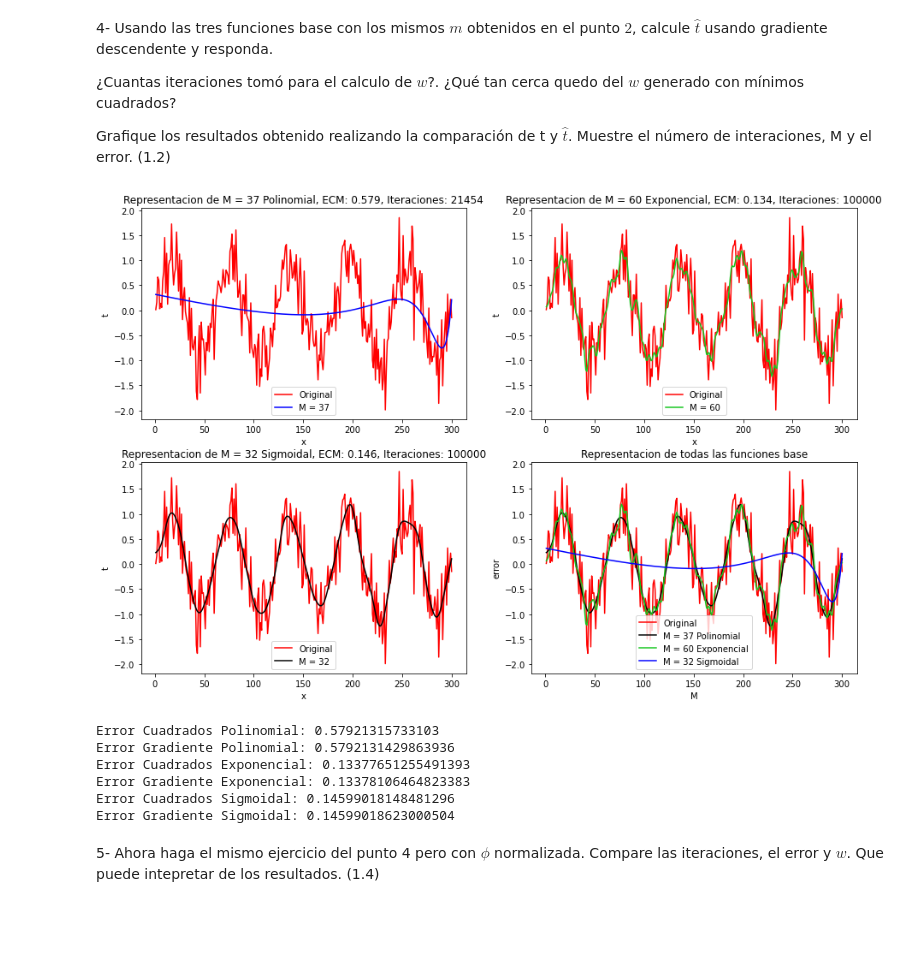
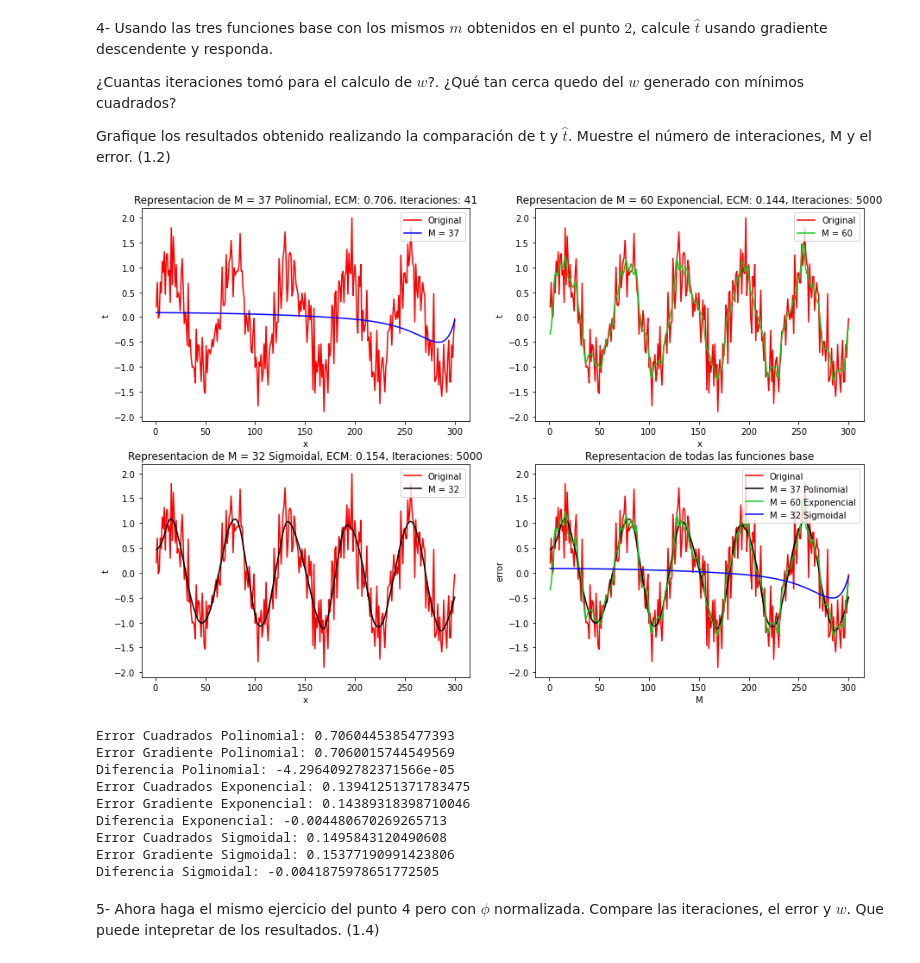
Before and after one commit to BrayanTabares/InteligenciaArtificial, a Jupyter notebook: Taller3-Gradiente descendente.ipynb, the cells around one changed output. Saved outputs shown, nothing was run; the diff lists cells and outputs as text; code cells hidden in the pictures; blank space fills up the shorter version.

```diff
--- a/Taller3-Gradiente descendente.ipynb
+++ b/Taller3-Gradiente descendente.ipynb
@@ -250,90 +300,46 @@ m1=37
 m2=60
 m3=32
 
 #Graficación------------------------------------------------
 
 names=np.array(['M = '+str(m1),'M = '+str(m2),'M = '+str(m3)])
-plt.ion()
 
 #Calcular Predicción
 phiPoli = generarPhi(x, m1, 'p')
 phiExpo = generarPhi(x, m2, 'e')
 phiSigmo = generarPhi(x, m3, 's')
 
 #Generar las w Iniciales
 w1=generarInicioW(True,m1,1)
 w2=generarInicioW(True,m2,1)
 w3=generarInicioW(True,m3,1)
 
-canPoli,wPoli = calcularWGradiente(w1,m1,phiPoli,errorPoli+0.000,0.1,50000)
-canExpo,wExpo = calcularWGradiente(w2,m2,phiExpo,errorExpo+0.000,0.2,100000)
-canSigmo,wSigmo = calcularWGradiente(w3,m3,phiSigmo,errorSigmo+0.000,0.1,100000)
+canPoli,wPoli = calcularWGradiente(w1,m1,phiPoli,errorPoli+0.000,0.1,5000)
+canExpo,wExpo = calcularWGradiente(w2,m2,phiExpo,errorExpo+0.000,0.2,5000)
+canSigmo,wSigmo = calcularWGradiente(w3,m3,phiSigmo,errorSigmo+0.000,0.1,5000)
 
 tpPoli=phiPoli@wPoli
 tpExpo=phiExpo@wExpo
 tpSigmo=phiSigmo@wSigmo
 
 errorPoliG=errorCuadraticoMedio(phiPoli,wPoli)
 errorExpoG=errorCuadraticoMedio(phiExpo,wExpo)
 errorSigmoG=errorCuadraticoMedio(phiSigmo,wSigmo)
 
 t0=np.arange(1,len(t)+1,1)
 t1=t0.reshape(len(t0),1)
 
-plt.subplots(2,2,figsize=(15,10))
-
-
-plt.subplot(2,2,1)
-plt.plot(t1,t,'r',t1,tpPoli,'b')
-plt.legend(['Original',names[0]])
-plt.xlabel("x")
-plt.ylabel("t")
-plt.title("Representacion de "+names[0]+" Polinomial, ECM: "+"{:.3f}".format(errorPoliG)
-          +", Iteraciones: "+str(canPoli))
-
-plt.subplot(2,2,2)
-plt.plot(t1,t,'r',t1,tpExpo,'#17C620')
-plt.legend(['Original',names[1]])
-plt.xlabel("x")
-plt.ylabel("t")
-plt.title("Representacion de "+names[1]+" Exponencial, ECM: "+"{:.3f}".format(errorExpoG)
-          +", Iteraciones: "+str(canExpo))
-
-
-plt.subplot(2,2,3)
-plt.plot(t1,t,'r',t1,tpSigmo,'k')
-plt.legend(['Original',names[2]])
-plt.xlabel("x")
-plt.ylabel("t")
-plt.title("Representacion de "+names[2]+" Sigmoidal, ECM: "+"{:.3f}".format(errorSigmoG)
-          +", Iteraciones: "+str(canSigmo))
-
-
-plt.subplot(2,2,4)
-plt.plot(t1,t,'r',t1,tpSigmo,'k',t1,tpExpo,'#17C620',t1,tpPoli,'b')
-plt.legend(['Original',names[0]+" Polinomial",names[1]+" Exponencial",names[2]+" Sigmoidal"])
-plt.xlabel("M")
-plt.ylabel("error")
-plt.title("Representacion de todas las funciones base")
-
-plt.show()
-
-print("Error Cuadrados Polinomial: "+str(errorPoli))
-print("Error Gradiente Polinomial: "+str(errorPoliG))
-print("Diferencia Polinomial: "+str(errorPoliG-errorPoli))
-print("Error Cuadrados Exponencial: "+str(errorExpo))
-print("Error Gradiente Exponencial: "+str(errorExpoG))
-print("Diferencia Exponencial: "+str(errorExpo-errorExpoG))
-print("Error Cuadrados Sigmoidal: "+str(errorSigmo))
-print("Error Gradiente Sigmoidal: "+str(errorSigmoG))
-print("Diferencia Sigmoidal: "+str(errorSigmo-errorSigmoG))
+graficar(t1, t, tpPoli, canPoli, errorPoliG, tpExpo, errorExpoG, canExpo, tpSigmo, canSigmo, errorSigmoG, names)
 # %% [output]
-[figure, old version]
+[figure, new version]
-Error Cuadrados Polinomial: 0.57921315733103
-Error Gradiente Polinomial: 0.5792131429863936
-Error Cuadrados Exponencial: 0.13377651255491393
-Error Gradiente Exponencial: 0.13378106464823383
-Error Cuadrados Sigmoidal: 0.14599018148481296
-Error Gradiente Sigmoidal: 0.14599018623000504
+Error Cuadrados Polinomial: 0.7060445385477393
+Error Gradiente Polinomial: 0.7060015744549569
+Diferencia Polinomial: -4.2964092782371566e-05
+Error Cuadrados Exponencial: 0.13941251371783475
+Error Gradiente Exponencial: 0.14389318398710046
+Diferencia Exponencial: -0.004480670269265713
+Error Cuadrados Sigmoidal: 0.1495843120490608
+Error Gradiente Sigmoidal: 0.15377190991423806
+Diferencia Sigmoidal: -0.0041875978651772505
 # %% [markdown]
 5- Ahora haga el mismo ejercicio del punto 4 pero con $\phi$ normalizada. Compare las iteraciones, el error y $w$. Que puede intepretar de los resultados. (1.4)
```
Also changed, not shown: parts of 6 cells of this notebook.
